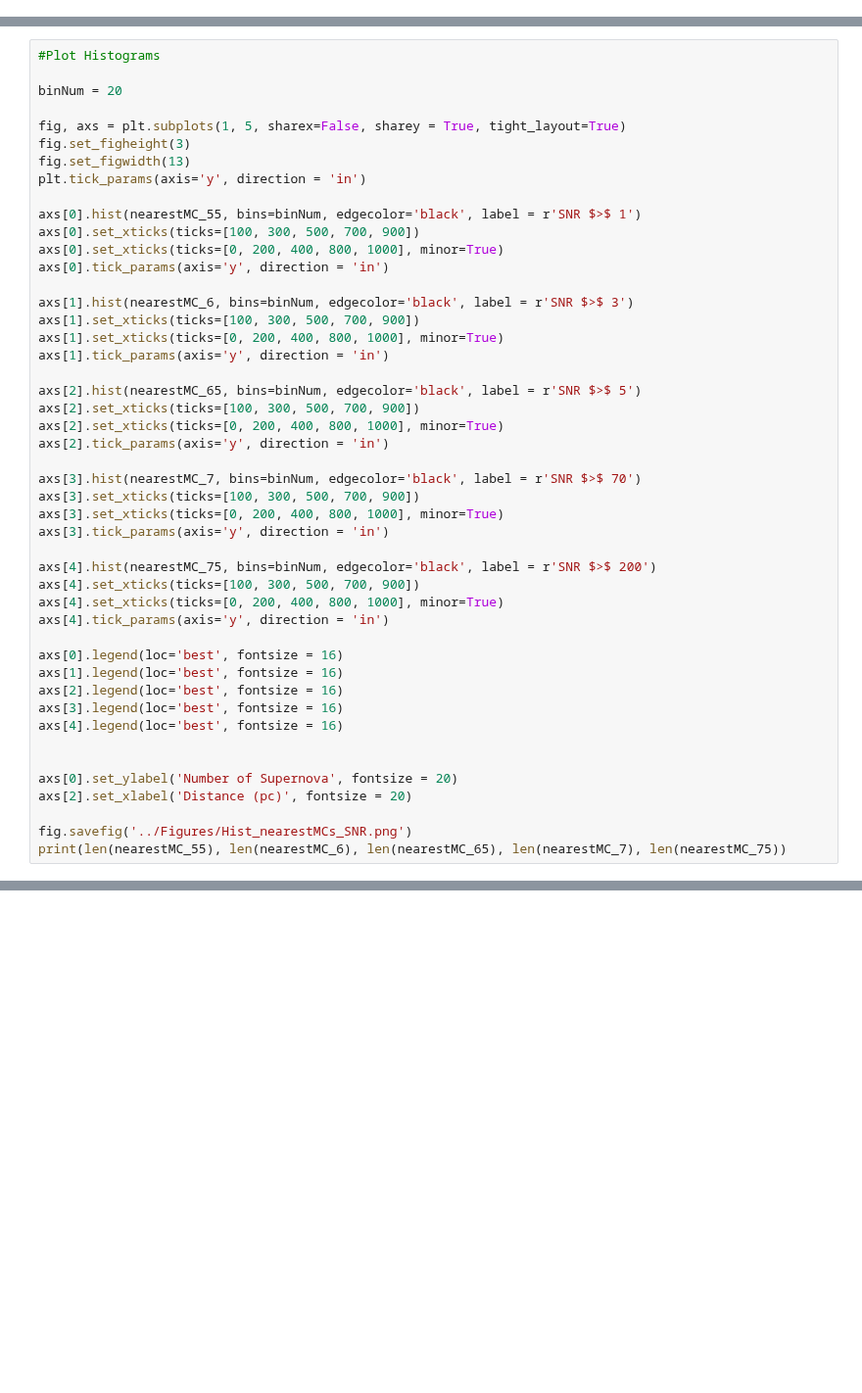
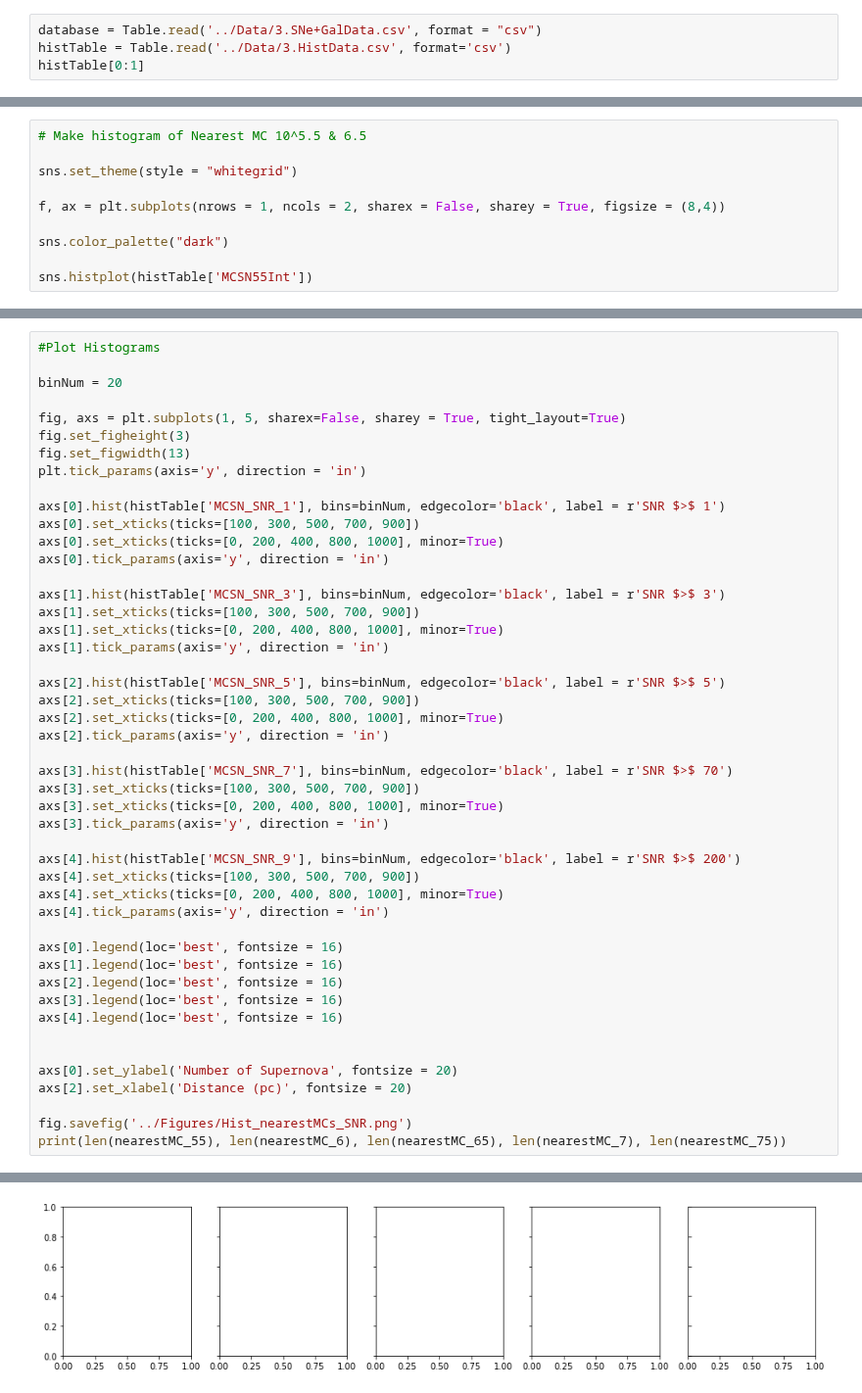
Before and after one commit to NessMayker/SNeCO, a Jupyter notebook: Still Need to Refactor/3.4d_MakeNearestMCHistPlots.ipynb, the cells around one changed output, grey strips where cells are left out. Shown at 98% size. Saved outputs shown, nothing was run; the diff lists cells and outputs as text; blank space fills up the shorter version.

```diff
--- a/Still Need to Refactor/3.4d_MakeNearestMCHistPlots.ipynb
+++ b/Still Need to Refactor/3.4d_MakeNearestMCHistPlots.ipynb
@@ -2,0 +8,4 @@
+# %%
+database = Table.read('../Data/3.SNe+GalData.csv', format = "csv")
+histTable = Table.read('../Data/3.HistData.csv', format='csv')
+histTable[0:1]
@@ -3,3 +17,13 @@
+# %%
+# Make histogram of Nearest MC 10^5.5 & 6.5
+
+sns.set_theme(style = "whitegrid")
+
+f, ax = plt.subplots(nrows = 1, ncols = 2, sharex = False, sharey = True, figsize = (8,4))
+
+sns.color_palette("dark")
+
+sns.histplot(histTable['MCSN55Int'])
 # %%
 #Plot Histograms
 
@@ -112,27 +138,27 @@ fig.set_figheight(3)
 fig.set_figwidth(13)
 plt.tick_params(axis='y', direction = 'in')
 
-axs[0].hist(nearestMC_55, bins=binNum, edgecolor='black', label = r'SNR $>$ 1')
+axs[0].hist(histTable['MCSN_SNR_1'], bins=binNum, edgecolor='black', label = r'SNR $>$ 1')
 axs[0].set_xticks(ticks=[100, 300, 500, 700, 900])
 axs[0].set_xticks(ticks=[0, 200, 400, 800, 1000], minor=True)
 axs[0].tick_params(axis='y', direction = 'in')
 
-axs[1].hist(nearestMC_6, bins=binNum, edgecolor='black', label = r'SNR $>$ 3')
+axs[1].hist(histTable['MCSN_SNR_3'], bins=binNum, edgecolor='black', label = r'SNR $>$ 3')
 axs[1].set_xticks(ticks=[100, 300, 500, 700, 900])
 axs[1].set_xticks(ticks=[0, 200, 400, 800, 1000], minor=True)
 axs[1].tick_params(axis='y', direction = 'in')
 
-axs[2].hist(nearestMC_65, bins=binNum, edgecolor='black', label = r'SNR $>$ 5')
+axs[2].hist(histTable['MCSN_SNR_5'], bins=binNum, edgecolor='black', label = r'SNR $>$ 5')
 axs[2].set_xticks(ticks=[100, 300, 500, 700, 900])
 axs[2].set_xticks(ticks=[0, 200, 400, 800, 1000], minor=True)
 axs[2].tick_params(axis='y', direction = 'in')
 
-axs[3].hist(nearestMC_7, bins=binNum, edgecolor='black', label = r'SNR $>$ 70')
+axs[3].hist(histTable['MCSN_SNR_7'], bins=binNum, edgecolor='black', label = r'SNR $>$ 70')
 axs[3].set_xticks(ticks=[100, 300, 500, 700, 900])
 axs[3].set_xticks(ticks=[0, 200, 400, 800, 1000], minor=True)
 axs[3].tick_params(axis='y', direction = 'in')
 
-axs[4].hist(nearestMC_75, bins=binNum, edgecolor='black', label = r'SNR $>$ 200')
+axs[4].hist(histTable['MCSN_SNR_9'], bins=binNum, edgecolor='black', label = r'SNR $>$ 200')
 axs[4].set_xticks(ticks=[100, 300, 500, 700, 900])
 axs[4].set_xticks(ticks=[0, 200, 400, 800, 1000], minor=True)
 axs[4].tick_params(axis='y', direction = 'in')
@@ -149,3 +175,4 @@ axs[2].set_xlabel('Distance (pc)', fontsize = 20)
 
 fig.savefig('../Figures/Hist_nearestMCs_SNR.png')
 print(len(nearestMC_55), len(nearestMC_6), len(nearestMC_65), len(nearestMC_7), len(nearestMC_75))
+# %% [output]
@@ -151,0 +180 @@ print(len(nearestMC_55), len(nearestMC_6), len(nearestMC_65), len(nearestMC_7),
+[figure, added]
```
Also changed, not shown: parts of 6 cells of this notebook, 2 other files.
